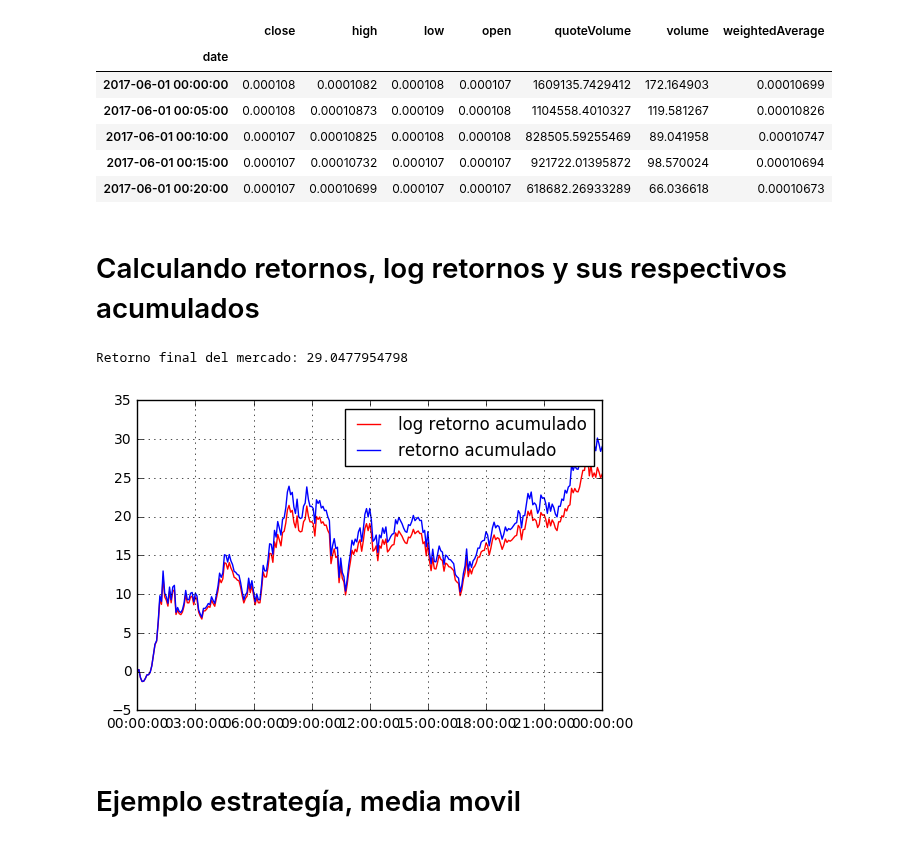
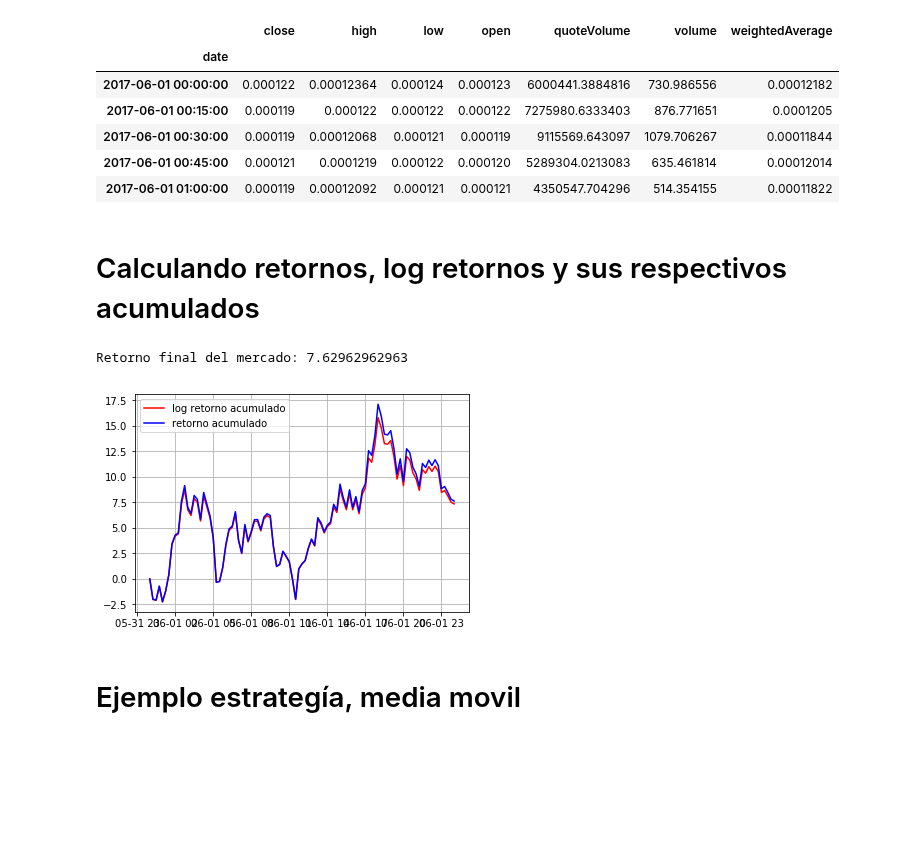
Before and after one commit to ADCryptoSolutions/adcb, a Jupyter notebook: Bot organizado.ipynb, the cells around one changed output. Cells and saved outputs as stored; diff of their text form; code cells hidden in the pictures; blank space fills up the shorter version.

```diff
--- a/Bot organizado.ipynb
+++ b/Bot organizado.ipynb
@@ -14,40 +14,40 @@ polo = Poloniex()
 historyData = polo.returnChartData(currencyPair="BTC_XRP",
                      start=string2ts("2017-06-01 00:00:00"),
                      end=string2ts("2017-06-02 00:00:00"),
-                     period=300)
+                     period=900)
 
 # Guardando los datos como lista de diccionarios en un archivo de texto
 # esto permite acceder a ellos y trabajar como data frame offline
 with open("XMR_data.out","w") as f:
     json.dump(historyData,f)
 
 with open("XMR_data.out") as f:
     historyData = json.load(f)
     #print data
 
 # convirtiendo datos en data frame
 df = pd.DataFrame(historyData)
 
 #  convirtiendo string a float o int
 df["close"] =pd.to_numeric(df['close'])
 df["open"] =pd.to_numeric(df['open'])
 df["low"] =pd.to_numeric(df['high'])
 df["volume"] =pd.to_numeric(df['volume'])
 df["date"] = pd.to_datetime(df["date"].apply(ts2string))
 
 # seleccionando la columna de fecha como indice
 df = df.set_index("date")
 
 # examinando las primeras filas
 df.head()
 # %% [output]
 |  | close | high | low | open | quoteVolume | volume | weightedAverage |
 | date |  |  |  |  |  |  |  |
-| 2017-06-01 00:00:00 | 0.000108 | 0.0001082 | 0.000108 | 0.000107 | 1609135.7429412 | 172.164903 | 0.00010699 |
-| 2017-06-01 00:05:00 | 0.000108 | 0.00010873 | 0.000109 | 0.000108 | 1104558.4010327 | 119.581267 | 0.00010826 |
-| 2017-06-01 00:10:00 | 0.000107 | 0.00010825 | 0.000108 | 0.000108 | 828505.59255469 | 89.041958 | 0.00010747 |
-| 2017-06-01 00:15:00 | 0.000107 | 0.00010732 | 0.000107 | 0.000107 | 921722.01395872 | 98.570024 | 0.00010694 |
-| 2017-06-01 00:20:00 | 0.000107 | 0.00010699 | 0.000107 | 0.000107 | 618682.26933289 | 66.036618 | 0.00010673 |
+| 2017-06-01 00:00:00 | 0.000122 | 0.00012364 | 0.000124 | 0.000123 | 6000441.3884816 | 730.986556 | 0.00012182 |
+| 2017-06-01 00:15:00 | 0.000119 | 0.000122 | 0.000122 | 0.000122 | 7275980.6333403 | 876.771651 | 0.0001205 |
+| 2017-06-01 00:30:00 | 0.000119 | 0.00012068 | 0.000121 | 0.000119 | 9115569.643097 | 1079.706267 | 0.00011844 |
+| 2017-06-01 00:45:00 | 0.000121 | 0.0001219 | 0.000122 | 0.000120 | 5289304.0213083 | 635.461814 | 0.00012014 |
+| 2017-06-01 01:00:00 | 0.000119 | 0.00012092 | 0.000121 | 0.000121 | 4350547.704296 | 514.354155 | 0.00011822 |
 # %% [markdown]
 # Calculando retornos, log retornos y sus respectivos acumulados
 # %%
@@ -70,8 +70,8 @@ plt.grid()
 #df[df['retornos relativos'].isnull()]
 print "Retorno final del mercado: %s"%(df["cum_r"][-1]*100)
 # %% [output]
-Retorno final del mercado: 29.0477954798
+Retorno final del mercado: 7.62962962963
-[figure, old version]
+[figure, new version]
 # %% [markdown]
 # Ejemplo estrategía, media movil
 # %% [markdown]
```
Also changed, not shown: parts of 4 cells of this notebook, 4 other files.
